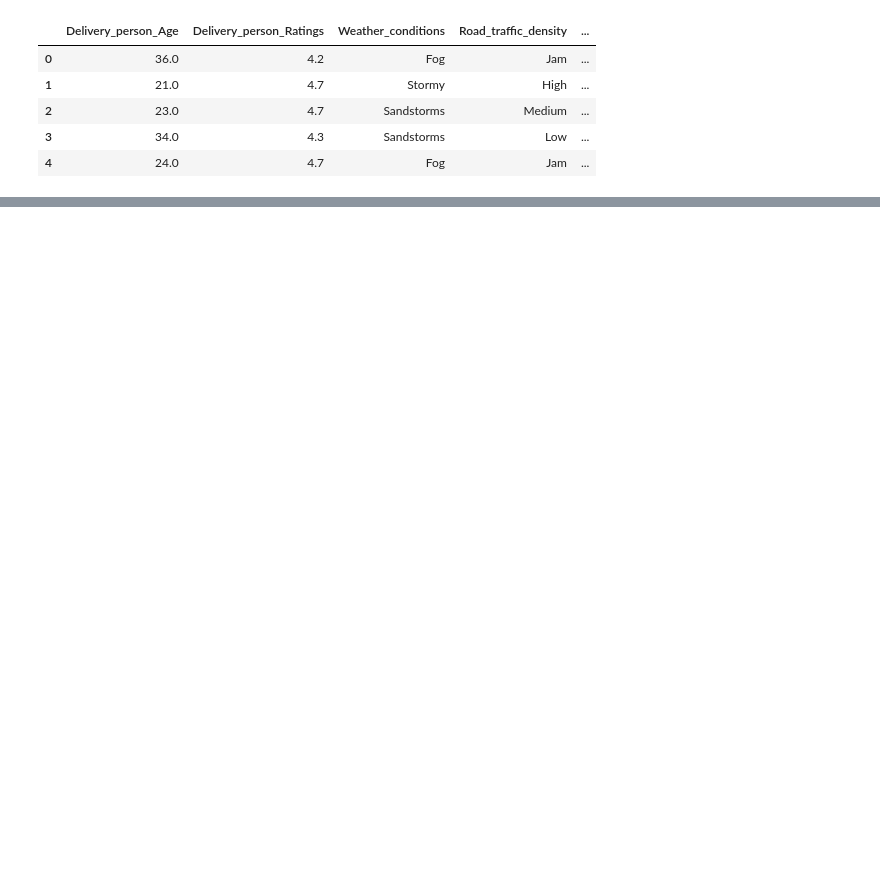
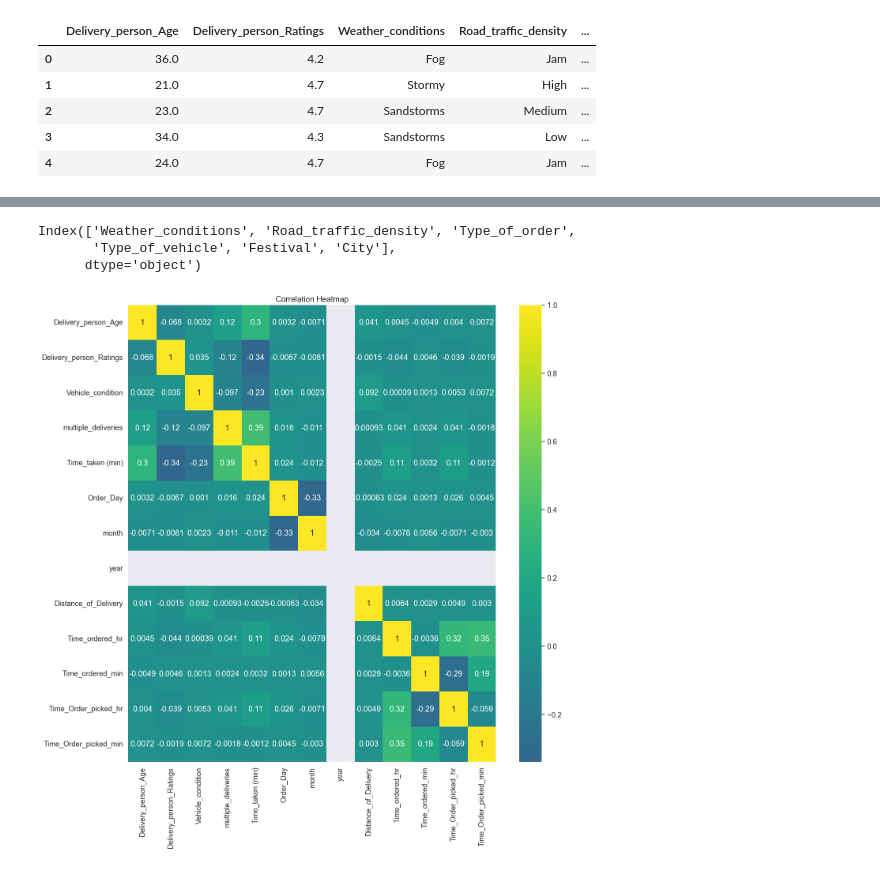
Before and after one commit to Abhishek5635/zomato_ml_project, a Jupyter notebook: notebook/EDA.ipynb, the cells around one changed output, grey strips where cells are left out. Saved outputs shown, nothing was run; the diff lists cells and outputs as text; code cells hidden in the pictures; blank space fills up the shorter version.

```diff
--- a/notebook/EDA.ipynb
+++ b/notebook/EDA.ipynb
@@ -257,0 +222,2 @@ data.to_csv("data/clean_zomato_data.csv")
+# %%
+df = pd.read_csv('data/clean_zomato_data.csv')
@@ -257,0 +233,3 @@ data.to_csv("data/clean_zomato_data.csv")
+# %%
+numerical_col= df.select_dtypes(include=['number']).columns
+numerical_col
@@ -257,0 +258,18 @@ data.to_csv("data/clean_zomato_data.csv")
+# %%
+categorical_col = df.select_dtypes(exclude= ['number']).columns
+categorical_col
+# %% [output]
+Index(['Weather_conditions', 'Road_traffic_density', 'Type_of_order',
+       'Type_of_vehicle', 'Festival', 'City'],
+      dtype='object')
+# %%
+import seaborn as sns
+import matplotlib.pyplot as plt
+plt.figure(figsize=(15,15))
+sns.set(font_scale=1.2)
+sns.heatmap(df[numerical_col].corr(),annot=True, cmap='viridis', center=0)
+plt.title("Correlation Heatmap")
+plt.tight_layout
+plt.show()
+# %% [output]
+[figure, added]
```
Also changed, not shown: parts of 24 cells of this notebook, 2 other files.
